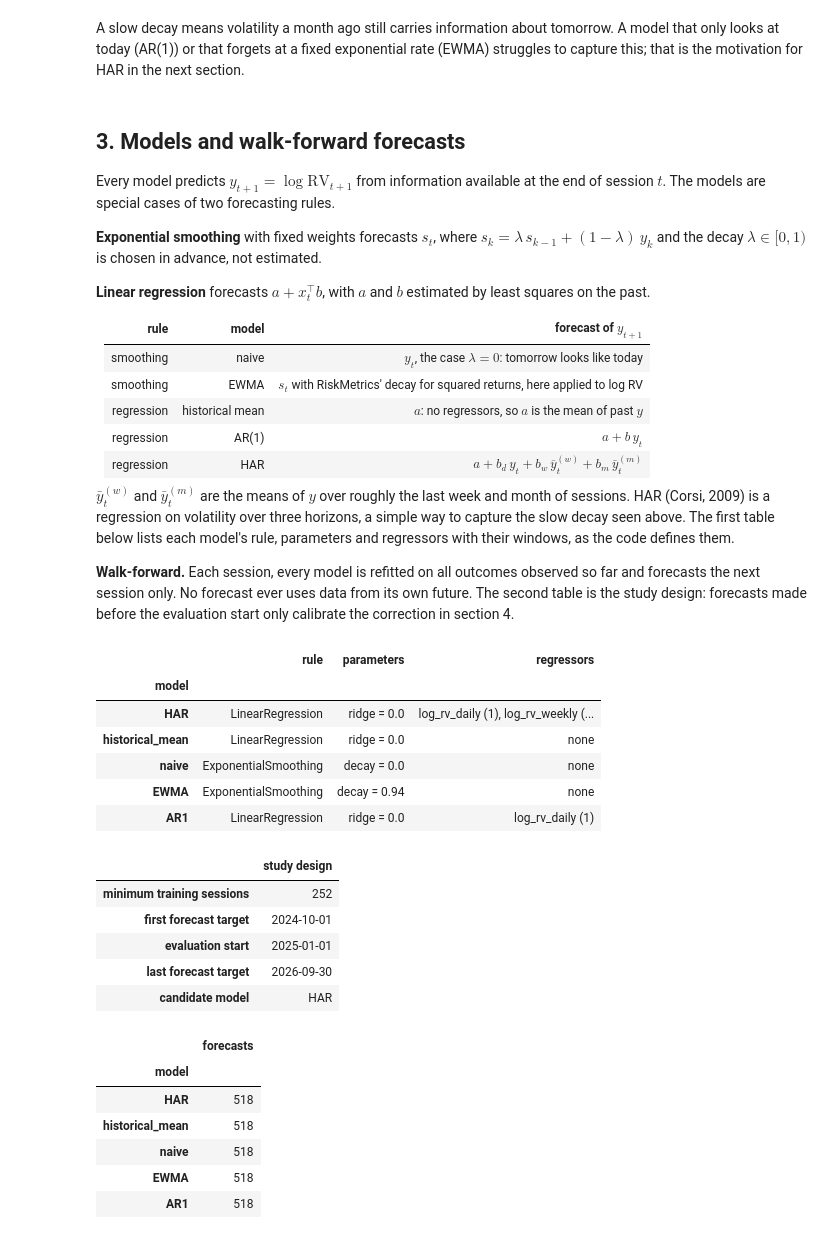
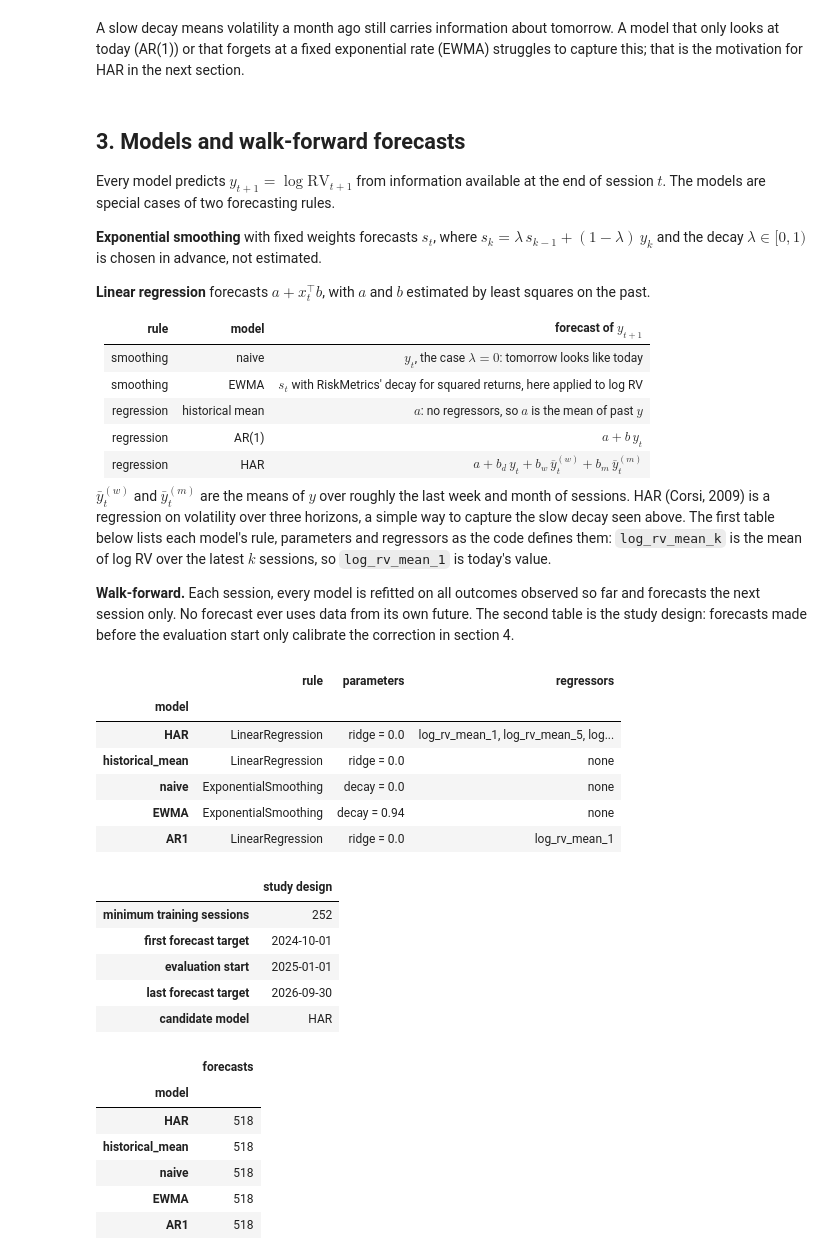
Before and after one commit to kholmetskii/realized-vol, a Jupyter notebook: notebooks/01_eurusd.ipynb, the cells around one changed output. Drawn from its saved outputs; the diff is of its cells as text; code cells hidden in the pictures.

```diff
--- a/notebooks/01_eurusd.ipynb
+++ b/notebooks/01_eurusd.ipynb
@@ -223,8 +223,9 @@ least squares on the past.
 $\bar y^{(w)}_t$ and $\bar y^{(m)}_t$ are the means of $y$ over roughly the last
 week and month of sessions. HAR (Corsi, 2009) is a regression on volatility over
 three horizons, a simple way to capture the slow decay seen above. The first
-table below lists each model's rule, parameters and regressors with their
-windows, as the code defines them.
+table below lists each model's rule, parameters and regressors as the code
+defines them: `log_rv_mean_k` is the mean of log RV over the latest $k$
+sessions, so `log_rv_mean_1` is today's value.
 
 **Walk-forward.** Each session, every model is refitted on all outcomes
 observed so far and forecasts the next session only. No forecast ever uses data
@@ -233,41 +234,37 @@ before the evaluation start only calibrate the correction in section 4.
 # %%
 def parameters(rule):
     names = inspect.signature(type(rule)).parameters
     return ", ".join(f"{name} = {getattr(rule, name)}" for name in names)
 
 
-windows = experiment.HAR_WINDOWS
 display(
     pd.DataFrame(
         {
             "rule": [type(model.rule).__name__ for model in BENCHMARKS],
             "parameters": [parameters(model.rule) for model in BENCHMARKS],
-            "regressors": [
-                ", ".join(f"{name} ({windows[name]})" for name in model.regressors) or "none"
-                for model in BENCHMARKS
-            ],
+            "regressors": [", ".join(model.regressors) or "none" for model in BENCHMARKS],
         },
         index=pd.Index([model.name for model in BENCHMARKS], name="model"),
     ).loc[MODELS]
 )
 pd.Series(
     {
         "minimum training sessions": experiment.MIN_TRAIN_SESSIONS,
         "first forecast target": experiment.FORECAST_START,
         "evaluation start": experiment.EVALUATION_START,
         "last forecast target": experiment.FORECAST_END,
         "candidate model": CANDIDATE,
     },
     name="study design",
 ).to_frame()
 # %% [output]
 |  | rule | parameters | regressors |
 | model |  |  |  |
-| HAR | LinearRegression | ridge = 0.0 | log_rv_daily (1), log_rv_weekly (... |
+| HAR | LinearRegression | ridge = 0.0 | log_rv_mean_1, log_rv_mean_5, log... |
 | historical_mean | LinearRegression | ridge = 0.0 | none |
 | naive | ExponentialSmoothing | decay = 0.0 | none |
 | EWMA | ExponentialSmoothing | decay = 0.94 | none |
-| AR1 | LinearRegression | ridge = 0.0 | log_rv_daily (1) |
+| AR1 | LinearRegression | ridge = 0.0 | log_rv_mean_1 |
 |  | study design |
 | minimum training sessions | 252 |
 | first forecast target | 2024-10-01 |
```
Also changed, not shown: parts of 3 cells of this notebook, 9 other files.
